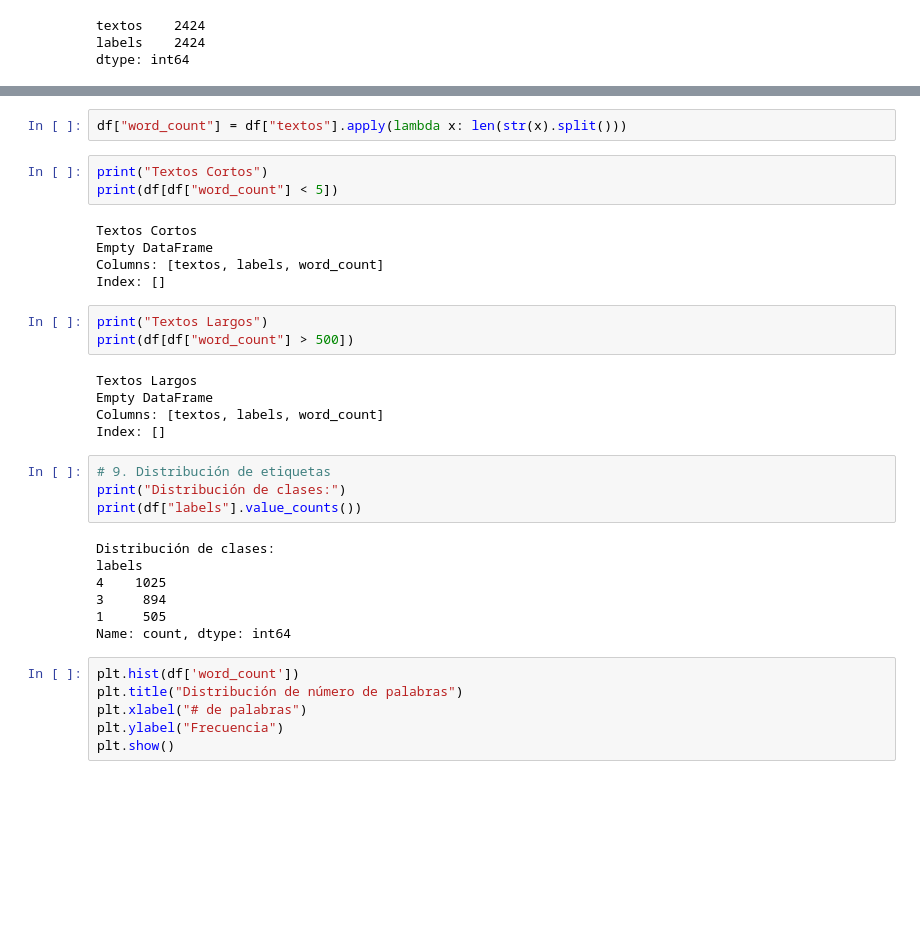
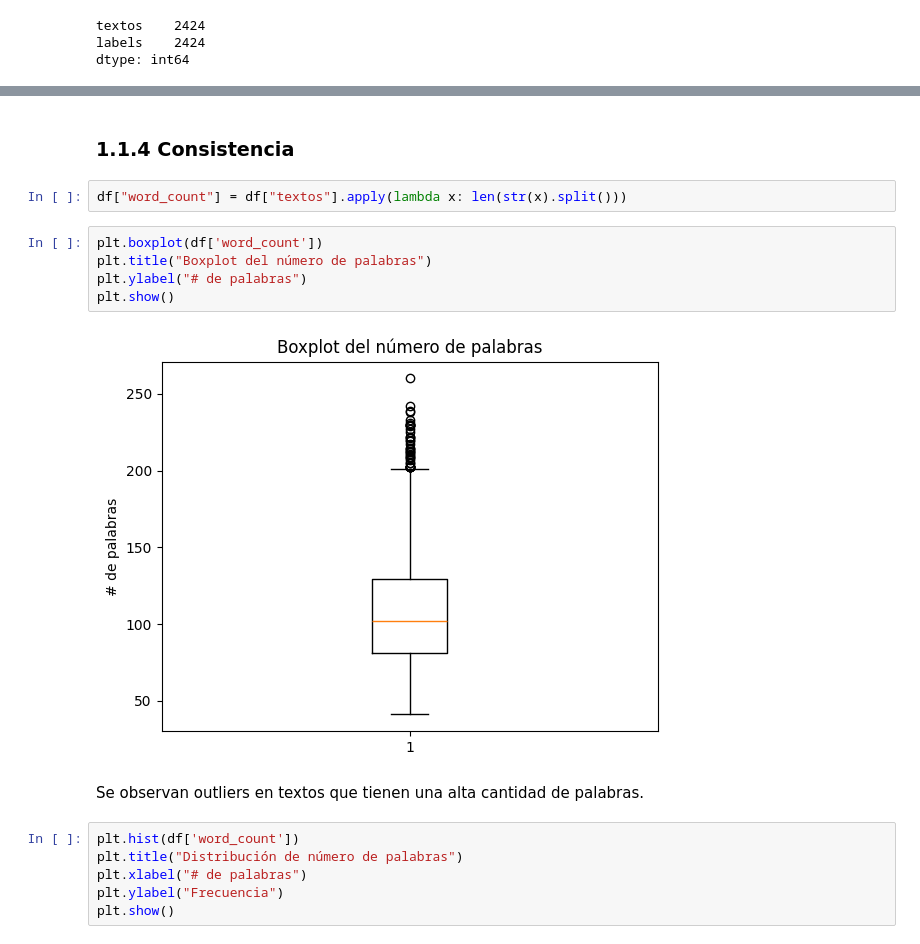
Before and after one commit to BILabsAndProjects/Proyecto1, a Jupyter notebook: exploracion_datos.ipynb, the cells around one changed output, grey strips where cells are left out. Cells and saved outputs as stored; diff of their text form; blank space fills up the shorter version.

```diff
--- a/exploracion_datos.ipynb
+++ b/exploracion_datos.ipynb
@@ -85,32 +123,16 @@ dtype: int64
+# %% [markdown]
+### 1.1.4 Consistencia
 # %%
 df["word_count"] = df["textos"].apply(lambda x: len(str(x).split()))
-# %%
-print("Textos Cortos")
-print(df[df["word_count"] < 5])
-# %% [output]
-Textos Cortos
-Empty DataFrame
-Columns: [textos, labels, word_count]
-Index: []
 # %%
-print("Textos Largos")
-print(df[df["word_count"] > 500])
+plt.boxplot(df['word_count'])
+plt.title("Boxplot del número de palabras")
+plt.ylabel("# de palabras")
+plt.show()
 # %% [output]
-Textos Largos
-Empty DataFrame
-Columns: [textos, labels, word_count]
-Index: []
+[figure, added]
-# %%
-# 9. Distribución de etiquetas
-print("Distribución de clases:")
-print(df["labels"].value_counts())
-# %% [output]
-Distribución de clases:
-labels
-4    1025
-3     894
-1     505
-Name: count, dtype: int64
+# %% [markdown]
+Se observan outliers en textos que tienen una alta cantidad de palabras.
 # %%
 plt.hist(df['word_count'])
 plt.title("Distribución de número de palabras")
```
Also changed, not shown: parts of 11 cells of this notebook, 1 other file.
